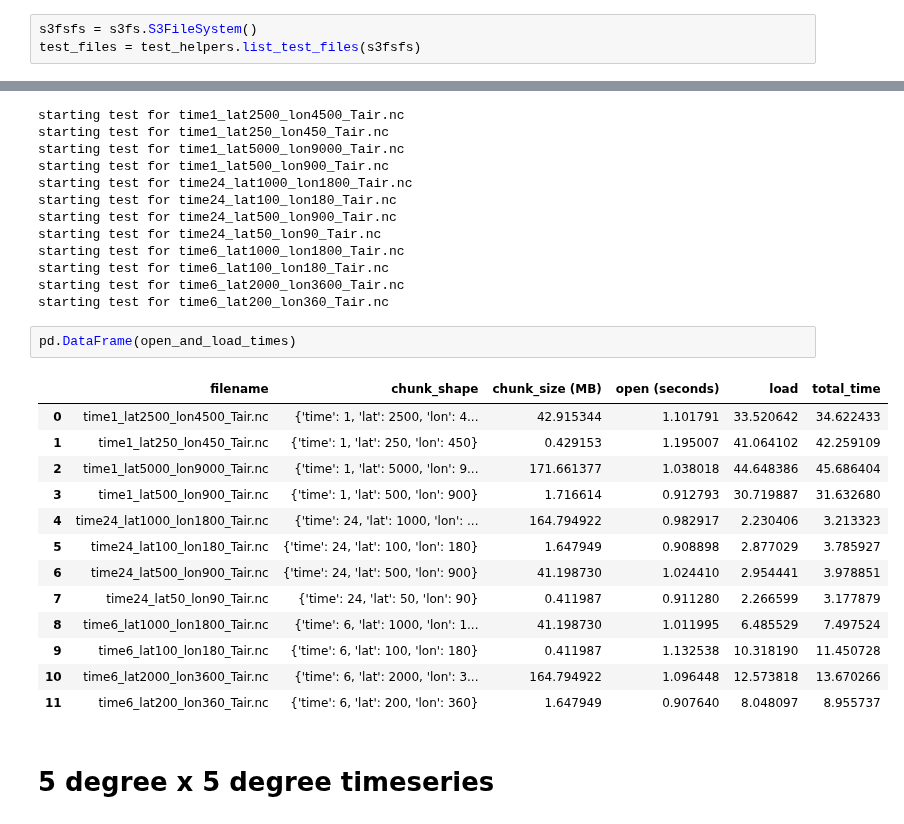
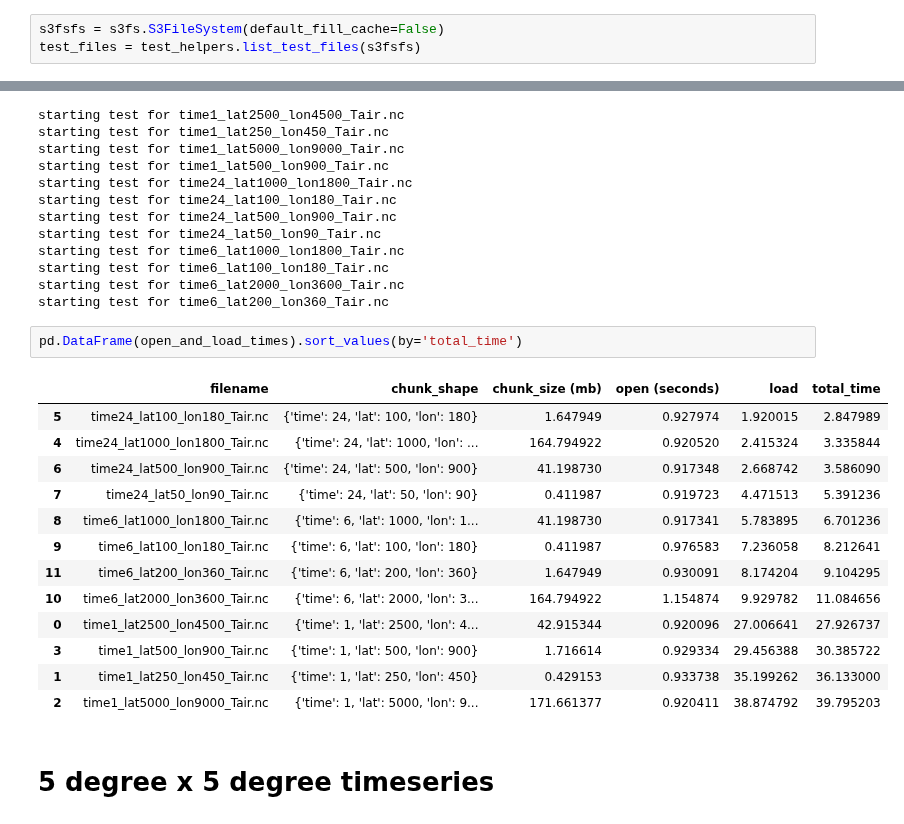
Before and after one commit to NASA-IMPACT/veda-odd, a Jupyter notebook: nldas_benchmarking/02_tests/timeseries_test.ipynb, the cells around one changed output, grey strips where cells are left out. Cells and saved outputs as stored; diff of their text form.

```diff
--- a/nldas_benchmarking/02_tests/timeseries_test.ipynb
+++ b/nldas_benchmarking/02_tests/timeseries_test.ipynb
@@ -5,7 +8,7 @@ from IPython.display import display, HTML
 
 import test_helpers
 # %%
-s3fsfs = s3fs.S3FileSystem()
+s3fsfs = s3fs.S3FileSystem(default_fill_cache=False)
 test_files = test_helpers.list_test_files(s3fsfs)
 # %% [markdown]
 # 0.01 degree x 0.01 degree timeseries
@@ -78,21 +81,21 @@ starting test for time6_lat100_lon180_Tair.nc
 starting test for time6_lat2000_lon3600_Tair.nc
 starting test for time6_lat200_lon360_Tair.nc
 # %%
-pd.DataFrame(open_and_load_times)
+pd.DataFrame(open_and_load_times).sort_values(by='total_time')
 # %% [output]
-|  | filename | chunk_shape | chunk_size (MB) | open (seconds) | load | total_time |
-| 0 | time1_lat2500_lon4500_Tair.nc | {'time': 1, 'lat': 2500, 'lon': 4... | 42.915344 | 1.101791 | 33.520642 | 34.622433 |
-| 1 | time1_lat250_lon450_Tair.nc | {'time': 1, 'lat': 250, 'lon': 450} | 0.429153 | 1.195007 | 41.064102 | 42.259109 |
-| 2 | time1_lat5000_lon9000_Tair.nc | {'time': 1, 'lat': 5000, 'lon': 9... | 171.661377 | 1.038018 | 44.648386 | 45.686404 |
-| 3 | time1_lat500_lon900_Tair.nc | {'time': 1, 'lat': 500, 'lon': 900} | 1.716614 | 0.912793 | 30.719887 | 31.632680 |
-| 4 | time24_lat1000_lon1800_Tair.nc | {'time': 24, 'lat': 1000, 'lon': ... | 164.794922 | 0.982917 | 2.230406 | 3.213323 |
-| 5 | time24_lat100_lon180_Tair.nc | {'time': 24, 'lat': 100, 'lon': 180} | 1.647949 | 0.908898 | 2.877029 | 3.785927 |
-| 6 | time24_lat500_lon900_Tair.nc | {'time': 24, 'lat': 500, 'lon': 900} | 41.198730 | 1.024410 | 2.954441 | 3.978851 |
-| 7 | time24_lat50_lon90_Tair.nc | {'time': 24, 'lat': 50, 'lon': 90} | 0.411987 | 0.911280 | 2.266599 | 3.177879 |
-| 8 | time6_lat1000_lon1800_Tair.nc | {'time': 6, 'lat': 1000, 'lon': 1... | 41.198730 | 1.011995 | 6.485529 | 7.497524 |
-| 9 | time6_lat100_lon180_Tair.nc | {'time': 6, 'lat': 100, 'lon': 180} | 0.411987 | 1.132538 | 10.318190 | 11.450728 |
-| 10 | time6_lat2000_lon3600_Tair.nc | {'time': 6, 'lat': 2000, 'lon': 3... | 164.794922 | 1.096448 | 12.573818 | 13.670266 |
-| 11 | time6_lat200_lon360_Tair.nc | {'time': 6, 'lat': 200, 'lon': 360} | 1.647949 | 0.907640 | 8.048097 | 8.955737 |
+|  | filename | chunk_shape | chunk_size (mb) | open (seconds) | load | total_time |
+| 5 | time24_lat100_lon180_Tair.nc | {'time': 24, 'lat': 100, 'lon': 180} | 1.647949 | 0.927974 | 1.920015 | 2.847989 |
+| 4 | time24_lat1000_lon1800_Tair.nc | {'time': 24, 'lat': 1000, 'lon': ... | 164.794922 | 0.920520 | 2.415324 | 3.335844 |
+| 6 | time24_lat500_lon900_Tair.nc | {'time': 24, 'lat': 500, 'lon': 900} | 41.198730 | 0.917348 | 2.668742 | 3.586090 |
+| 7 | time24_lat50_lon90_Tair.nc | {'time': 24, 'lat': 50, 'lon': 90} | 0.411987 | 0.919723 | 4.471513 | 5.391236 |
+| 8 | time6_lat1000_lon1800_Tair.nc | {'time': 6, 'lat': 1000, 'lon': 1... | 41.198730 | 0.917341 | 5.783895 | 6.701236 |
+| 9 | time6_lat100_lon180_Tair.nc | {'time': 6, 'lat': 100, 'lon': 180} | 0.411987 | 0.976583 | 7.236058 | 8.212641 |
+| 11 | time6_lat200_lon360_Tair.nc | {'time': 6, 'lat': 200, 'lon': 360} | 1.647949 | 0.930091 | 8.174204 | 9.104295 |
+| 10 | time6_lat2000_lon3600_Tair.nc | {'time': 6, 'lat': 2000, 'lon': 3... | 164.794922 | 1.154874 | 9.929782 | 11.084656 |
+| 0 | time1_lat2500_lon4500_Tair.nc | {'time': 1, 'lat': 2500, 'lon': 4... | 42.915344 | 0.920096 | 27.006641 | 27.926737 |
+| 3 | time1_lat500_lon900_Tair.nc | {'time': 1, 'lat': 500, 'lon': 900} | 1.716614 | 0.929334 | 29.456388 | 30.385722 |
+| 1 | time1_lat250_lon450_Tair.nc | {'time': 1, 'lat': 250, 'lon': 450} | 0.429153 | 0.933738 | 35.199262 | 36.133000 |
+| 2 | time1_lat5000_lon9000_Tair.nc | {'time': 1, 'lat': 5000, 'lon': 9... | 171.661377 | 0.920411 | 38.874792 | 39.795203 |
 # %% [markdown]
 # 5 degree x 5 degree timeseries
 # %%
```
Also changed, not shown: parts of 3 cells of this notebook, 6 other files.
